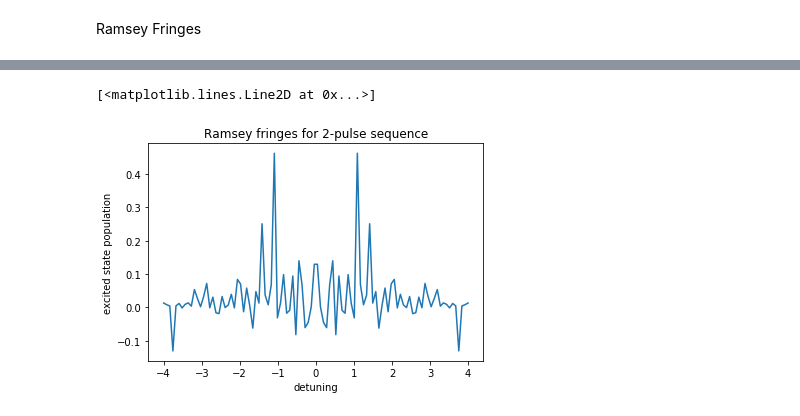
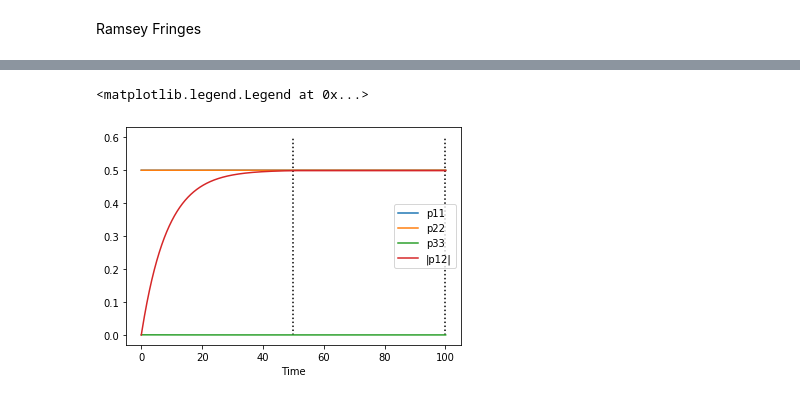
Before and after one commit to dahlia-ghoshal/cpt, a Jupyter notebook: ramsey_fringes.ipynb, the cells around one changed output, grey strips where cells are left out. Cells and saved outputs as stored; diff of their text form; code cells hidden in the pictures.

Commit message:
Add June's Ramsey Fringes

```diff
--- a/ramsey_fringes.ipynb
+++ b/ramsey_fringes.ipynb
@@ -99,19 +60,29 @@ plt.plot(t, pop33.real)
-# %%
-n_cycles = 40
-d1, d2 = 4, 0
-n = 100
-d1_0 = np.linspace(-1*d1, d1, num=n)
-pop33_avg = np.zeros(n)
-for i in range(n):
-    d1 = d1_0[i]
-    pop33 = repeat_cycle(P0, n_cycles)
-    last = pop33[int(n_cycles*0.6):]
-    pop33_avg[i] = sum(last.real)/len(last)
-
-plt.xlabel("detuning")
-plt.ylabel("excited state population")
-plt.title('Ramsey fringes for 2-pulse sequence')
-plt.plot(d1_0, pop33_avg.real)
-# %% [output]
-[<matplotlib.lines.Line2D at 0x...>]
-[figure, removed]
+# %%
+def juneRamsey(t,P,w1,w2,d1,d2):
+    if t <= t1:
+        return dP_dt(t,P,w1,w2,d1,d2)
+    elif t1 < t <= t1+tfree:
+        return dP_dt(t,P,0,0,d1,d2)
+    elif t1+tfree < t <= t1+tfree+tmeasure:
+        return dP_dt(t,P,w1,w2,d1,d2)
+# %%
+result = solve_ivp(lambda t,y: juneRamsey(t,y,w1,w2,d1=0,d2=0), [0,tmax], P0)
+#NOTE: the time spacing in result.y is not linear!
+#solve_ivp must change the t-step mid-solve or something
+#use result.t to get the time array
+t = result.t
+p11,p22,p33,p12,p13,p23=result.y
+plt.plot(t,p11.real,label='p11')
+plt.plot(t,p22.real,label='p22')
+
+plt.plot(t,p33.real,label='p33')
+plt.plot(t,abs(p12.real),label='|p12|')
+# plt.plot(t,abs(p13.real),label='|p13|')
+# plt.plot(t,abs(p23.real),label='|p23|')
+
+plt.xlabel('Time')
+plt.vlines([t1,t1+tfree],0,0.6,linestyles='dotted')
+plt.legend()
+# %% [output]
+<matplotlib.legend.Legend at 0x...>
+[figure, added]
```
Also changed, not shown: parts of 8 cells of this notebook, 2 other files.
